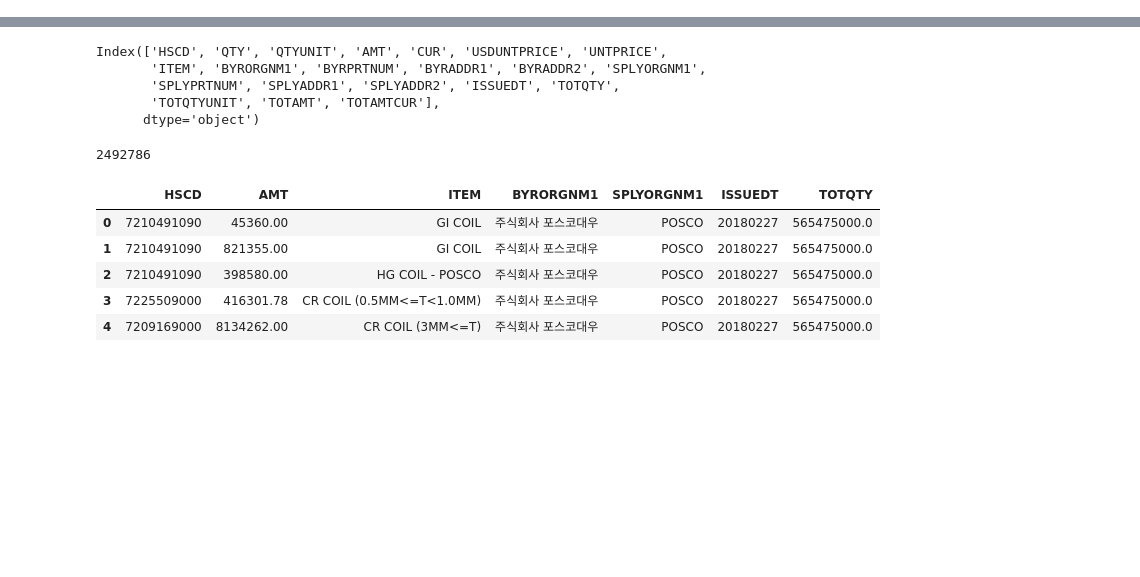
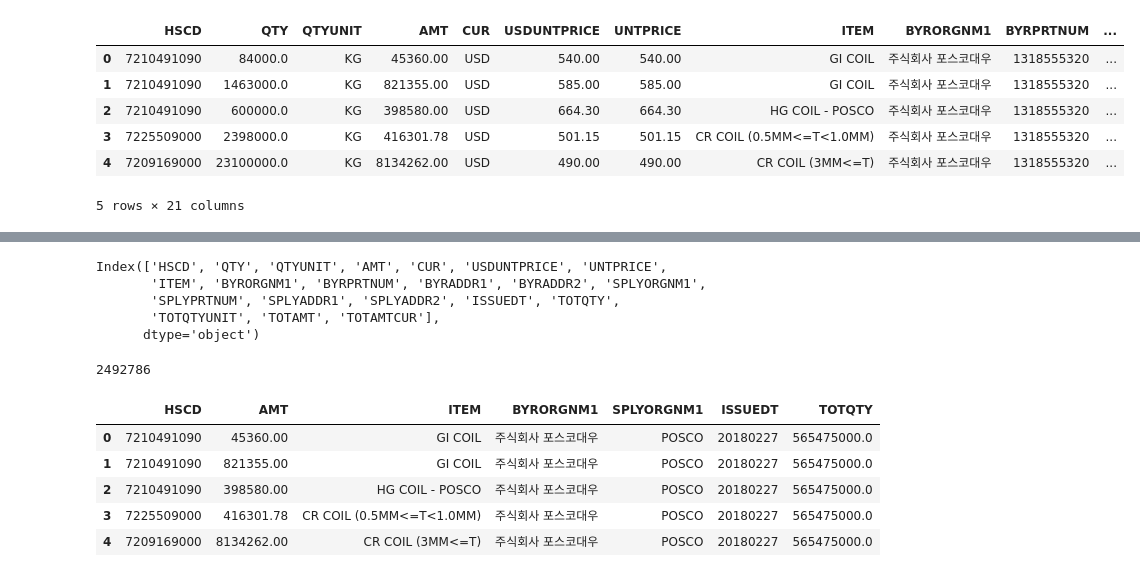
Before and after one commit to yiyc-kr/pandas-modules, a Jupyter notebook: project1.ipynb, the cells around one changed output, grey strips where cells are left out. Drawn from its saved outputs; the diff is of its cells as text; code cells hidden in the pictures; blank space fills up the shorter version.

```diff
--- a/project1.ipynb
+++ b/project1.ipynb
@@ -4,6 +4,14 @@ from sqlalchemy import create_engine
 import yaml
 # %%
 # Read csv
-trade_df = pd.read_csv("./data/trade.csv", encoding="utf-8",
+trade_df = pd.read_csv("./data/trade.csv", encoding="utf-8", parse_dates=['ISSUEDT'],
                        dtype={'HSCD': str, "QTY": float, 'BYRADDR2': str, 'SPLYADDR2': str})
-# trade_df.head()
+trade_df.head()
+# %% [output]
+|  | HSCD | QTY | QTYUNIT | AMT | CUR | USDUNTPRICE | UNTPRICE | ITEM | BYRORGNM1 | BYRPRTNUM | ... |
+| 0 | 7210491090 | 84000.0 | KG | 45360.00 | USD | 540.00 | 540.00 | GI COIL | 주식회사 포스코대우 | 1318555320 | ... |
+| 1 | 7210491090 | 1463000.0 | KG | 821355.00 | USD | 585.00 | 585.00 | GI COIL | 주식회사 포스코대우 | 1318555320 | ... |
+| 2 | 7210491090 | 600000.0 | KG | 398580.00 | USD | 664.30 | 664.30 | HG COIL - POSCO | 주식회사 포스코대우 | 1318555320 | ... |
+| 3 | 7225509000 | 2398000.0 | KG | 416301.78 | USD | 501.15 | 501.15 | CR COIL (0.5MM<=T<1.0MM) | 주식회사 포스코대우 | 1318555320 | ... |
+| 4 | 7209169000 | 23100000.0 | KG | 8134262.00 | USD | 490.00 | 490.00 | CR COIL (3MM<=T) | 주식회사 포스코대우 | 1318555320 | ... |
+5 rows × 21 columns
```
Also changed, not shown: parts of 14 cells of this notebook.
